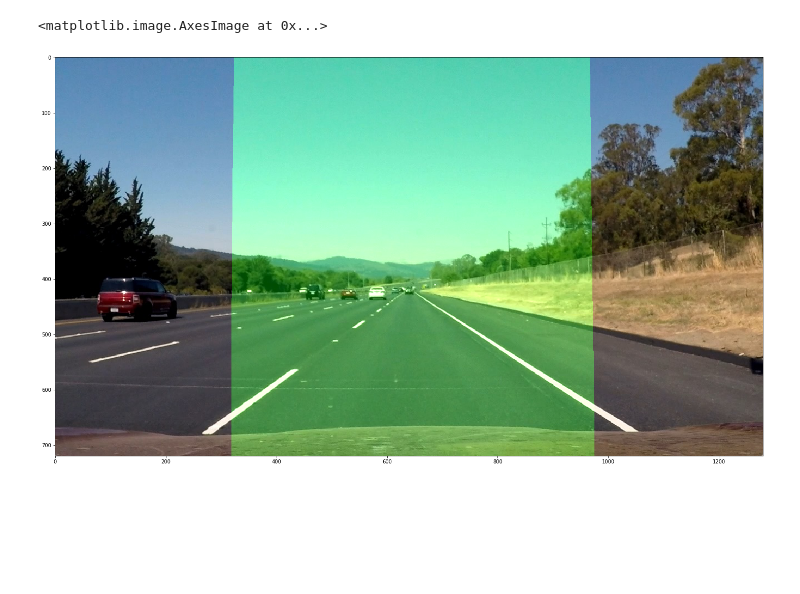
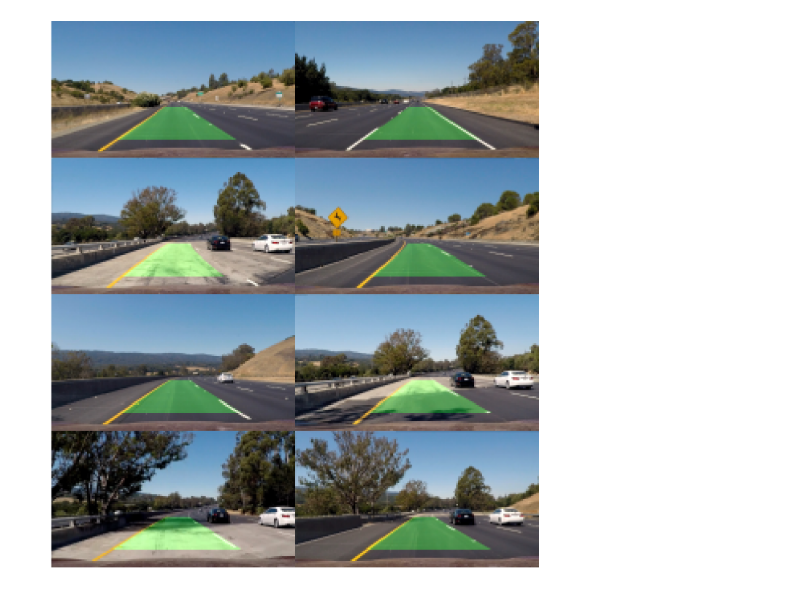
Before and after one commit to pharosproduction/CarND-Advanced-Lane-Lines, a Jupyter notebook: P4. Advanced lane finding.ipynb, the cells around one changed output. Drawn from its saved outputs; the diff is of its cells as text; code cells hidden in the pictures; blank space fills up the shorter version.

```diff
--- a/P4. Advanced lane finding.ipynb
+++ b/P4. Advanced lane finding.ipynb
@@ -391,18 +403,24 @@ show_curves(out_img, left_fit, right_fit, ploty, binary_shape)
-# %%
-image = load_images('test_images')[1]
-color_warp = np.zeros(image.shape, dtype='uint8')
-pts_left = np.array([np.transpose(np.vstack([left_fit, ploty]))])
-pts_right = np.array([np.flipud(np.transpose(np.vstack([right_fit, ploty])))])
-pts = np.hstack((pts_left, pts_right))
-cv2.fillPoly(color_warp, np.int_([pts]), (0,255,0))
-
-lane = cv2.warpPerspective(color_warp, Minv, (image.shape[1], image.shape[0]))
-
-result = cv2.addWeighted(image, 1, lane, 0.3, 0)
-plt.imshow(result)
-# %% [output]
-<matplotlib.image.AxesImage at 0x...>
-[figure, removed]
+# %%
+images = load_images('test_images')
+images_warped = load_images('warped')
+# %%
+lanes = []
+
+for idx, warped in enumerate(images_warped):
+    binary = binarize(warped)
+    hist = build_hist(binary)
+    save_hist(warped, binary, hist, idx)
+
+    curved, curves, image_with_win = sliding_windows(hist, warped)
+    save_curves(image_with_win, curves, binary.shape, idx)
+
+    image = images[idx]
+    lane = draw_lane(image, curves, Minv)
+    lanes.append(lane)
+
+display_image_set(lanes, 'lanes', cols_num=2)
+# %% [output]
+[figure, added]
 # %%
 # class Line():
 #     def __init__(self):
```
Also changed, not shown: parts of 9 cells of this notebook, 34 other files.
